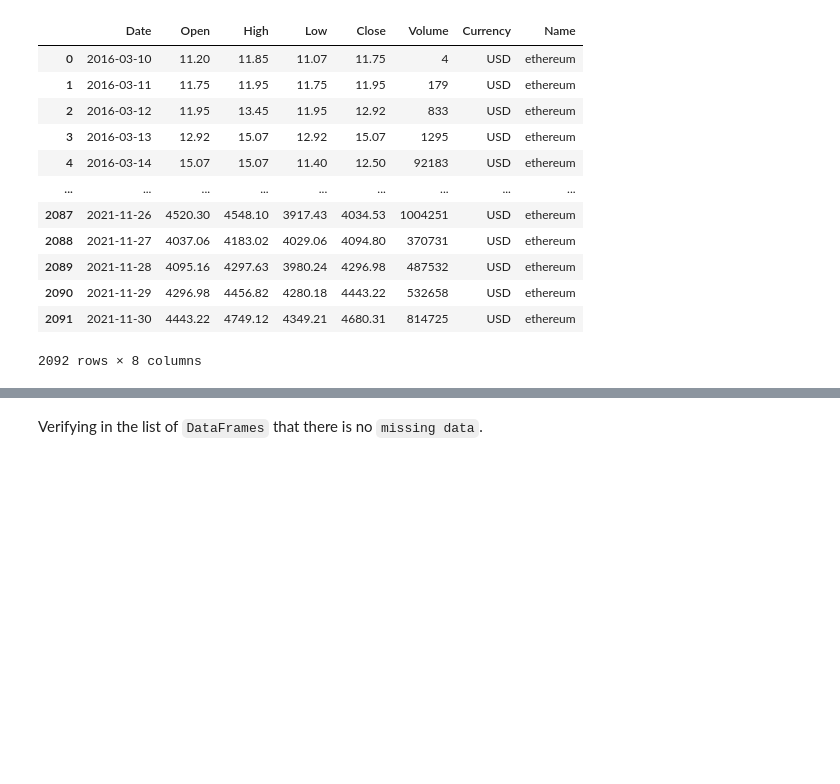
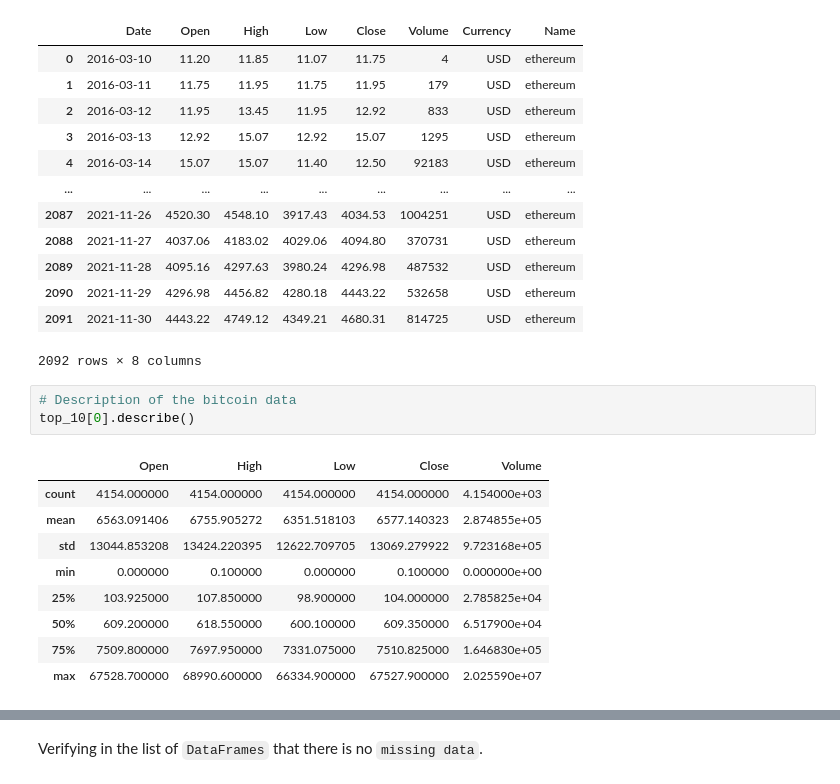
Before and after one commit to cato20/cryptocurrencies-ds, a Jupyter notebook: Proyecto_Final.ipynb, the cells around one changed output, grey strips where cells are left out. Drawn from its saved outputs; the diff is of its cells as text; blank space fills up the shorter version.

```diff
--- a/Proyecto_Final.ipynb
+++ b/Proyecto_Final.ipynb
@@ -129,3 +159,16 @@ top_10[1]
 | 2090 | 2021-11-29 | 4296.98 | 4456.82 | 4280.18 | 4443.22 | 532658 | USD | ethereum |
 | 2091 | 2021-11-30 | 4443.22 | 4749.12 | 4349.21 | 4680.31 | 814725 | USD | ethereum |
 2092 rows × 8 columns
+# %%
+# Description of the bitcoin data
+top_10[0].describe()
+# %% [output]
+|  | Open | High | Low | Close | Volume |
+| count | 4154.000000 | 4154.000000 | 4154.000000 | 4154.000000 | 4.154000e+03 |
+| mean | 6563.091406 | 6755.905272 | 6351.518103 | 6577.140323 | 2.874855e+05 |
+| std | 13044.853208 | 13424.220395 | 12622.709705 | 13069.279922 | 9.723168e+05 |
+| min | 0.000000 | 0.100000 | 0.000000 | 0.100000 | 0.000000e+00 |
+| 25% | 103.925000 | 107.850000 | 98.900000 | 104.000000 | 2.785825e+04 |
+| 50% | 609.200000 | 618.550000 | 600.100000 | 609.350000 | 6.517900e+04 |
+| 75% | 7509.800000 | 7697.950000 | 7331.075000 | 7510.825000 | 1.646830e+05 |
+| max | 67528.700000 | 68990.600000 | 66334.900000 | 67527.900000 | 2.025590e+07 |
```
Also changed, not shown: parts of 9 cells of this notebook.
